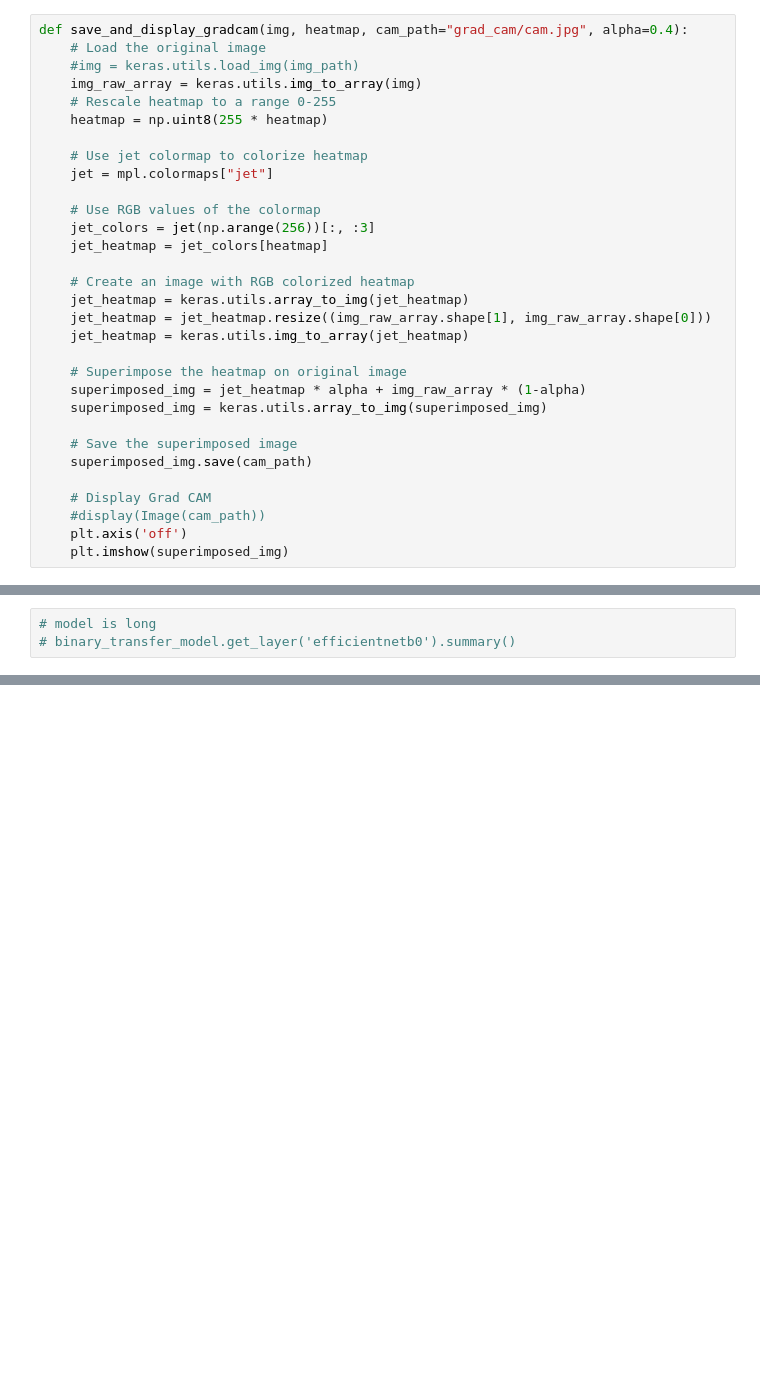
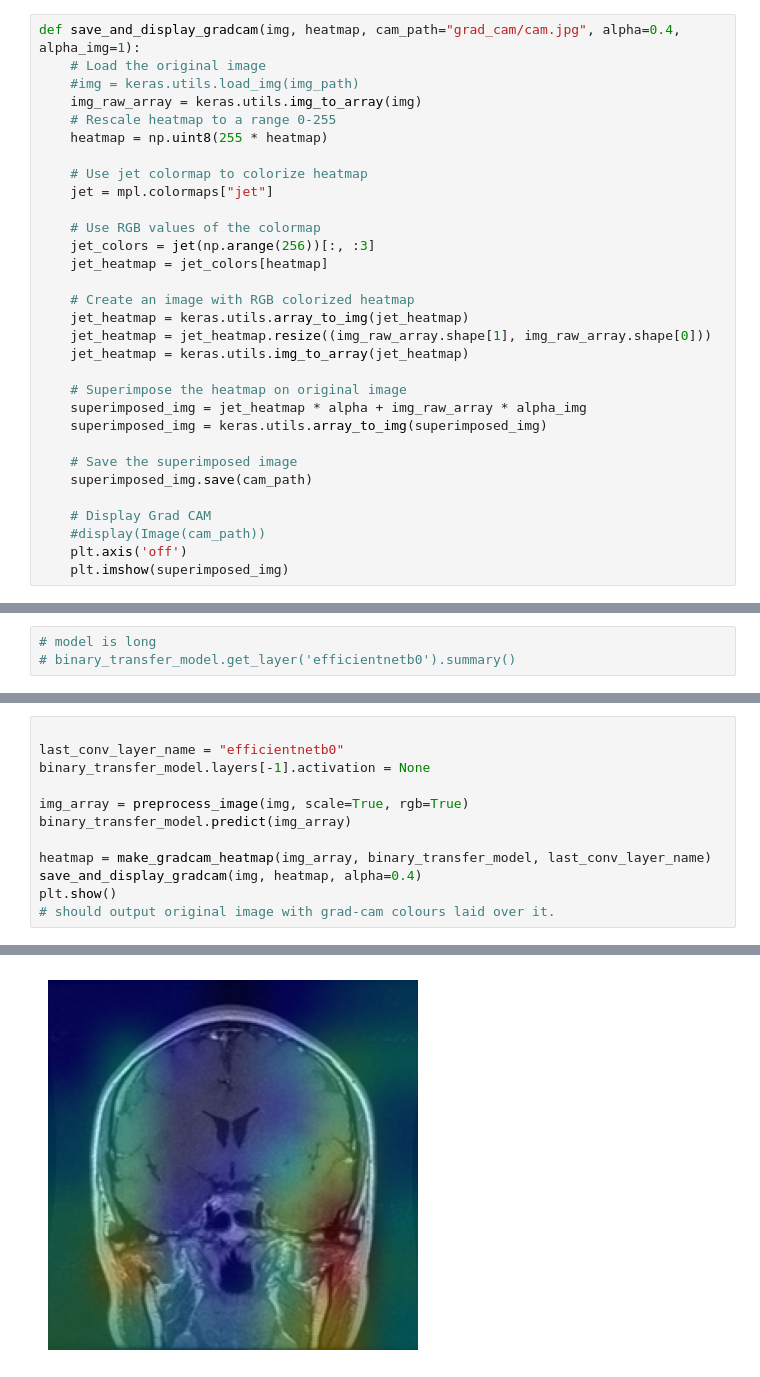
Before and after one commit to simonwilliams32/MRI_project, a Jupyter notebook: notebooks/XAI.ipynb, the cells around one changed output, grey strips where cells are left out. Drawn from its saved outputs; the diff is of its cells as text; blank space fills up the shorter version.

```diff
--- a/notebooks/XAI.ipynb
+++ b/notebooks/XAI.ipynb
@@ -1122,7 +1124,7 @@ def make_gradcam_heatmap(img_array, model, last_conv_layer_name, pred_index=None
 # %% [markdown]
 ### Function to display original image with grad-cam overlay
 # %%
-def save_and_display_gradcam(img, heatmap, cam_path="grad_cam/cam.jpg", alpha=0.4):
+def save_and_display_gradcam(img, heatmap, cam_path="grad_cam/cam.jpg", alpha=0.4, alpha_img=1):
     # Load the original image
     #img = keras.utils.load_img(img_path)
     img_raw_array = keras.utils.img_to_array(img)
@@ -1142,7 +1144,7 @@ def save_and_display_gradcam(img, heatmap, cam_path="grad_cam/cam.jpg", alpha=0.
     jet_heatmap = keras.utils.img_to_array(jet_heatmap)
 
     # Superimpose the heatmap on original image
-    superimposed_img = jet_heatmap * alpha + img_raw_array * (1-alpha)
+    superimposed_img = jet_heatmap * alpha + img_raw_array * alpha_img
     superimposed_img = keras.utils.array_to_img(superimposed_img)
 
     # Save the superimposed image
@@ -1289,0 +1270,13 @@ heatmap = make_gradcam_heatmap(img_array, binary_transfer_model, last_conv_layer
+# %%
+
+last_conv_layer_name = "efficientnetb0"
+binary_transfer_model.layers[-1].activation = None
+
+img_array = preprocess_image(img, scale=True, rgb=True)
+binary_transfer_model.predict(img_array)
+
+heatmap = make_gradcam_heatmap(img_array, binary_transfer_model, last_conv_layer_name)
+save_and_display_gradcam(img, heatmap, alpha=0.4)
+plt.show()
+# should output original image with grad-cam colours laid over it.
+# %% [output]
@@ -1290,3 +1286,4 @@ heatmap = make_gradcam_heatmap(img_array, binary_transfer_model, last_conv_layer
+[figure, added]
 # %%
 plt.matshow(heatmap)
 plt.show()
```
Also changed, not shown: parts of 22 cells of this notebook.
